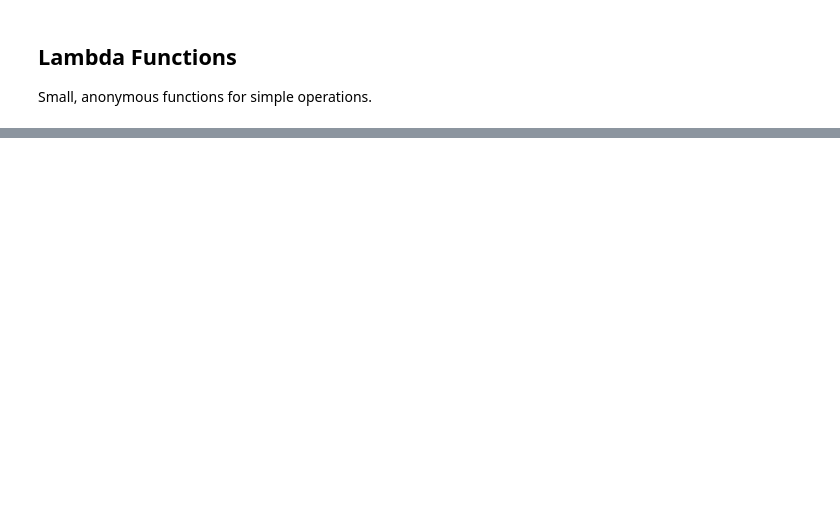
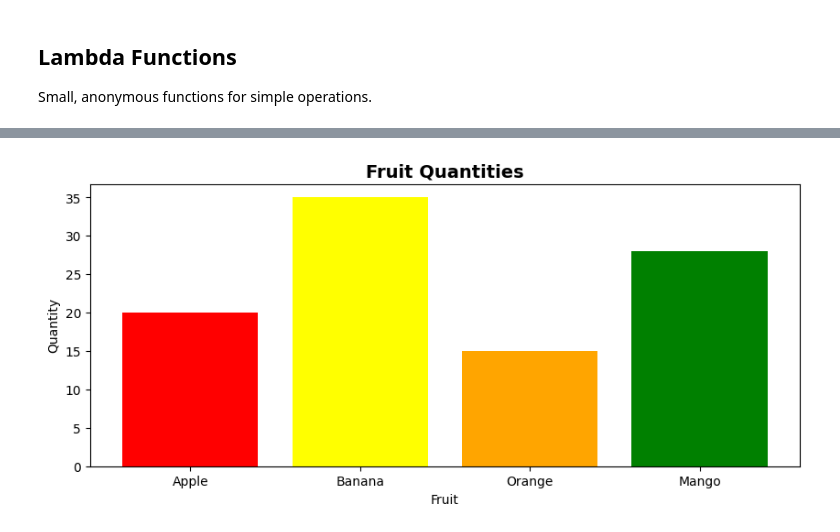
Before and after one commit to muhammadumair818/python-course-for-beginner-notebooks, a Jupyter notebook: Python_Complete_Course.ipynb, the cells around one changed output, grey strips where cells are left out. Cells and saved outputs as stored; diff of their text form; code cells hidden in the pictures; blank space fills up the shorter version.

```diff
--- a/Python_Complete_Course.ipynb
+++ b/Python_Complete_Course.ipynb
@@ -1198,0 +977,13 @@ Version: 1.0 (Complete Python Course)
+# %%
+# Bar chart
+fruit = ['Apple', 'Banana', 'Orange', 'Mango']
+quantity = [20, 35, 15, 28]
+
+plt.figure(figsize=(10, 4))
+plt.bar(fruit, quantity, color=['red', 'yellow', 'orange', 'green'])
+plt.title('Fruit Quantities', fontsize=14, fontweight='bold')
+plt.xlabel('Fruit')
+plt.ylabel('Quantity')
+plt.show()
+# %% [output]
+[figure, added]
```
Also changed, not shown: parts of 127 cells of this notebook.
